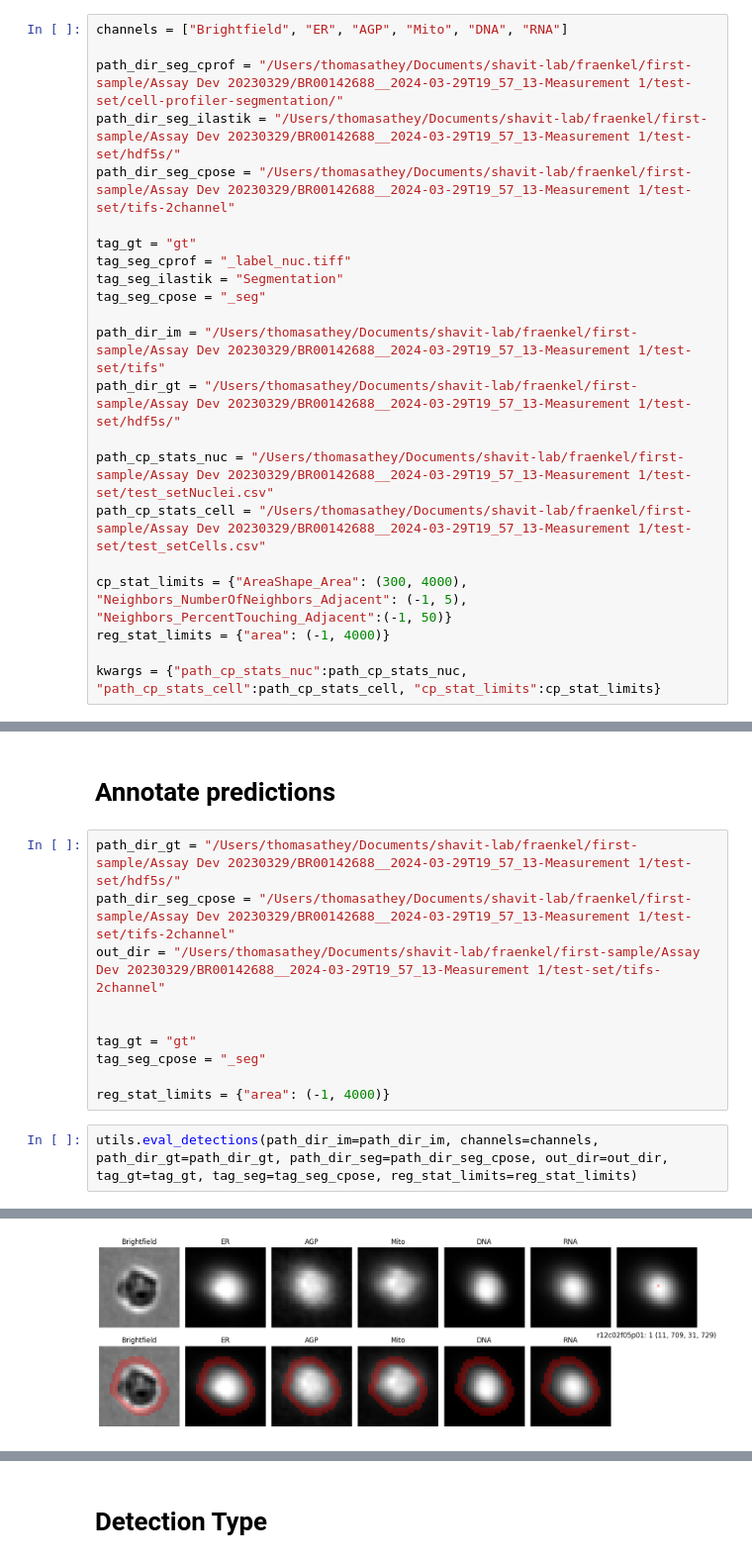
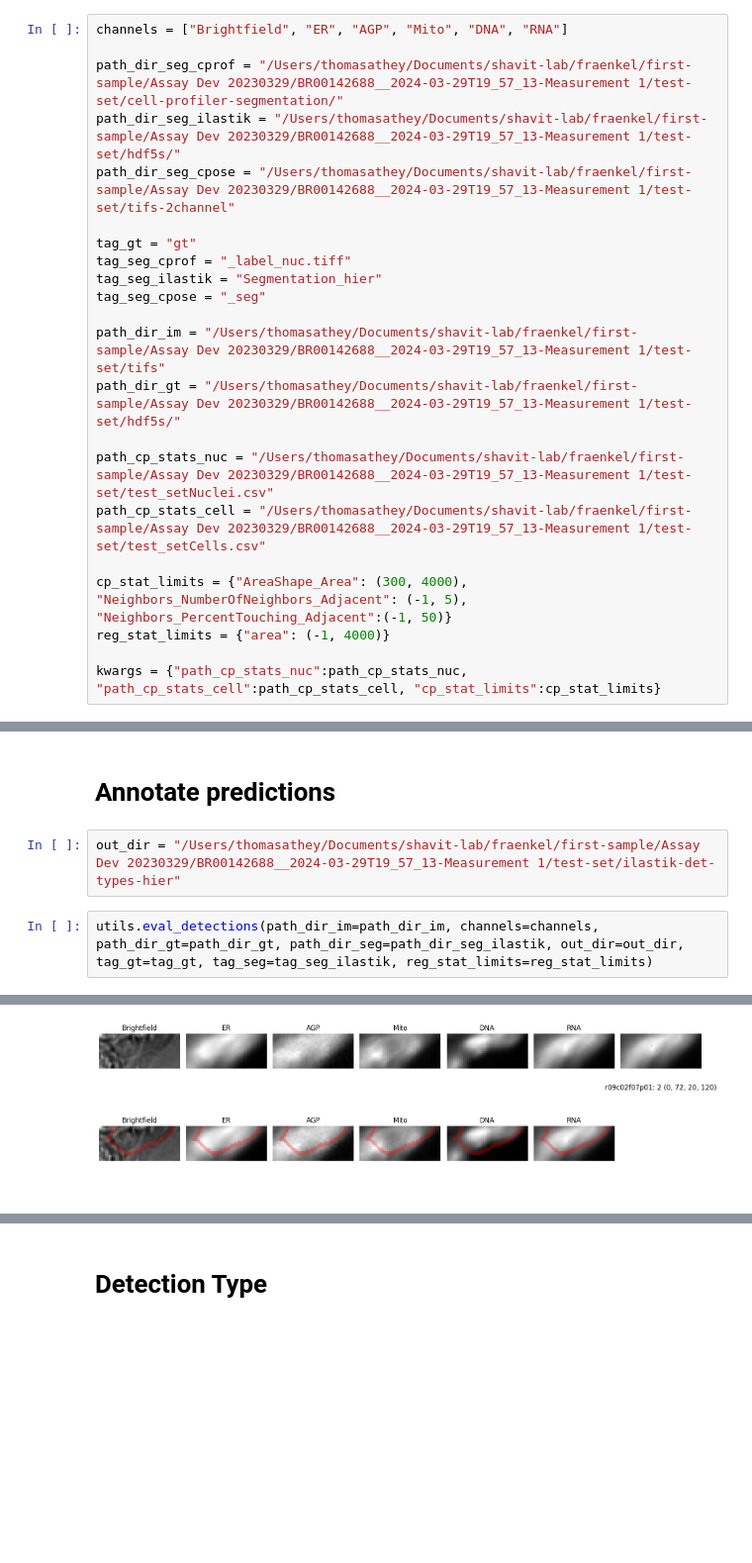
Before and after one commit to Shavit-Lab/cell_paint_seg, a Jupyter notebook: eval-segmentation.ipynb, the cells around one changed output, grey strips where cells are left out. Shown at 99% size. Saved outputs shown, nothing was run; the diff lists cells and outputs as text; blank space fills up the shorter version.

Commit message:
hier ilastik

```diff
--- a/eval-segmentation.ipynb
+++ b/eval-segmentation.ipynb
@@ -15,7 +15,7 @@ path_dir_seg_cpose = "/Users/thomasathey/Documents/shavit-lab/fraenkel/first-sam
 
 tag_gt = "gt"
 tag_seg_cprof = "_label_nuc.tiff"
-tag_seg_ilastik = "Segmentation"
+tag_seg_ilastik = "Segmentation_hier"
 tag_seg_cpose = "_seg"
 
 path_dir_im = "/Users/thomasathey/Documents/shavit-lab/fraenkel/first-sample/Assay Dev 20230329/BR00142688__2024-03-29T19_57_13-Measurement 1/test-set/tifs"
@@ -113,15 +113,7 @@ plt.savefig("./missed-cells.svg")
 # %% [markdown]
 # Annotate predictions
-# %%
-path_dir_gt = "/Users/thomasathey/Documents/shavit-lab/fraenkel/first-sample/Assay Dev 20230329/BR00142688__2024-03-29T19_57_13-Measurement 1/test-set/hdf5s/"
-path_dir_seg_cpose = "/Users/thomasathey/Documents/shavit-lab/fraenkel/first-sample/Assay Dev 20230329/BR00142688__2024-03-29T19_57_13-Measurement 1/test-set/tifs-2channel"
-out_dir = "/Users/thomasathey/Documents/shavit-lab/fraenkel/first-sample/Assay Dev 20230329/BR00142688__2024-03-29T19_57_13-Measurement 1/test-set/tifs-2channel"
-
-
-tag_gt = "gt"
-tag_seg_cpose = "_seg"
-
-reg_stat_limits = {"area": (-1, 4000)}
+# %%
+out_dir = "/Users/thomasathey/Documents/shavit-lab/fraenkel/first-sample/Assay Dev 20230329/BR00142688__2024-03-29T19_57_13-Measurement 1/test-set/ilastik-det-types-hier"
 # %%
-utils.eval_detections(path_dir_im=path_dir_im, channels=channels, path_dir_gt=path_dir_gt, path_dir_seg=path_dir_seg_cpose, out_dir=out_dir, tag_gt=tag_gt, tag_seg=tag_seg_cpose, reg_stat_limits=reg_stat_limits)
+utils.eval_detections(path_dir_im=path_dir_im, channels=channels, path_dir_gt=path_dir_gt, path_dir_seg=path_dir_seg_ilastik, out_dir=out_dir, tag_gt=tag_gt, tag_seg=tag_seg_ilastik, reg_stat_limits=reg_stat_limits)
 # %% [output]
@@ -129,4 +122,4 @@ utils.eval_detections(path_dir_im=path_dir_im, channels=channels, path_dir_gt=pa
-[figure, old version]
+[figure, new version]
 KeyboardInterrupt: Interrupted by user
 # %% [markdown]
 # Detection Type
```
Also changed, not shown: parts of 3 cells of this notebook.
